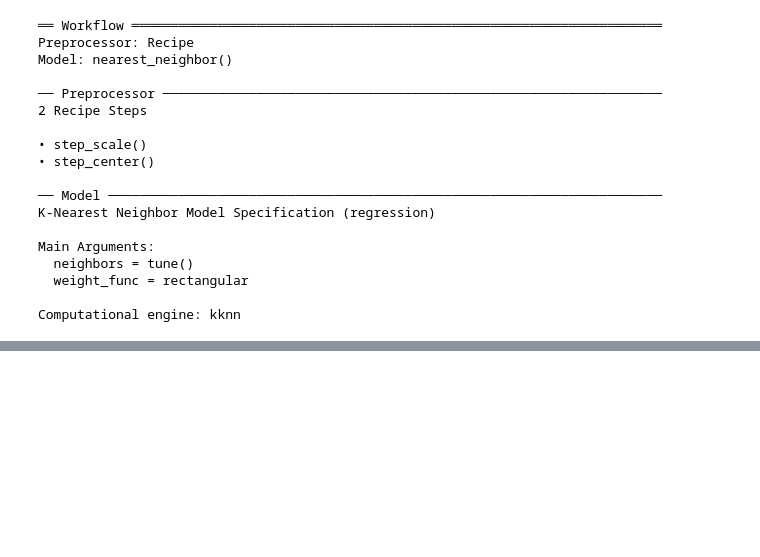
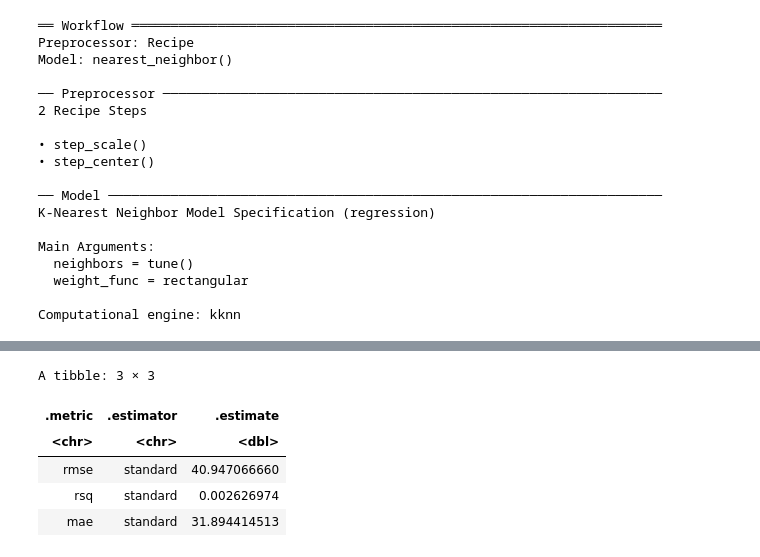
Before and after one commit to keelbeier/dsci100-group69, a Jupyter notebook: group_project_report.ipynb, the cells around one changed output, grey strips where cells are left out. Cells and saved outputs as stored; diff of their text form; code cells hidden in the pictures; blank space fills up the shorter version.

```diff
--- a/group_project_report.ipynb
+++ b/group_project_report.ipynb
@@ -157,0 +136,14 @@ A tibble: 1 × 7
+# %%
+set.seed(2000)
+
+lm_spec <- linear_reg()|>
+    set_engine("lm")|>
+    set_mode("regression")
+
+lm_recipe <- recipe(minutes ~ winner_ht + winner_age, data = data_train)
+
+lm_fit <- workflow()|>
+    add_recipe(lm_recipe)|>
+    add_model(lm_spec) |>
+    fit(data = data_train)
+lm_fit
@@ -157,0 +166,13 @@ A tibble: 1 × 7
+# %%
+lm_test_result <- lm_fit |>
+    predict(data_test) |>
+    bind_cols(data_test) |>
+    metrics(truth = minutes, estimate = .pred)
+lm_test_result
+# %% [output]
+A tibble: 3 × 3
+| .metric | .estimator | .estimate |
+| <chr> | <chr> | <dbl> |
+| rmse | standard | 40.947066660 |
+| rsq | standard | 0.002626974 |
+| mae | standard | 31.894414513 |
```
Also changed, not shown: parts of 6 cells of this notebook.
